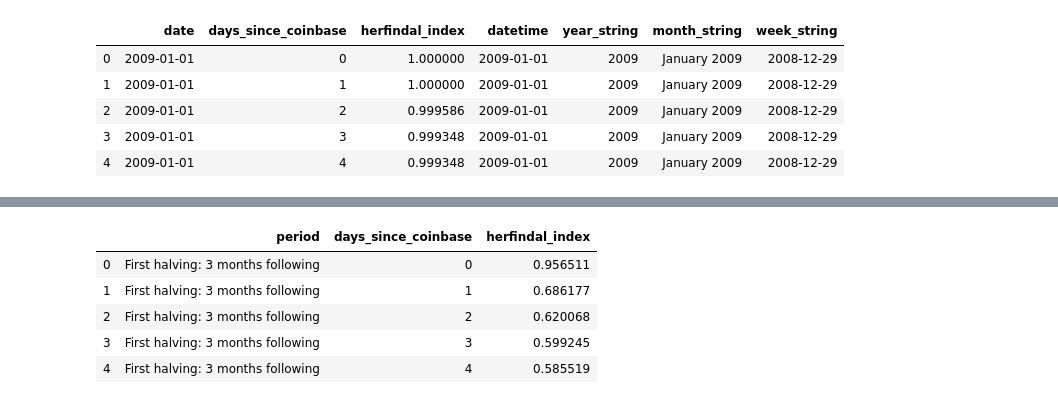
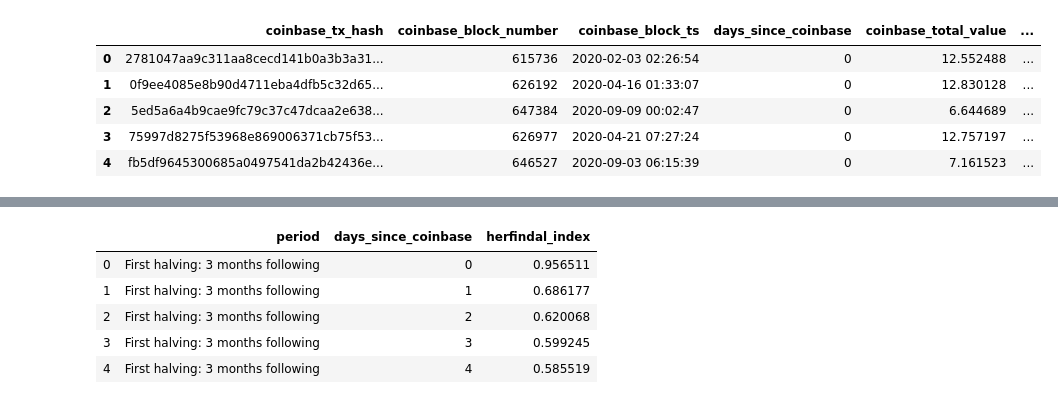
Before and after one commit to ty-perbole/stack-stats, a Jupyter notebook: MinerHefindahlMetric.ipynb, the cells around one changed output, grey strips where cells are left out. Cells and saved outputs as stored; diff of their text form; code cells hidden in the pictures.

```diff
--- a/MinerHefindahlMetric.ipynb
+++ b/MinerHefindahlMetric.ipynb
@@ -82,12 +111,12 @@ chart_utils.two_axis_chart(
 [interactive output not drawn]
 # %%
 curves = pd.read_csv("data/05_miner_herf_4_curve.csv")
-curves = analysis_utils.get_extra_datetime_cols(curves, 'date', date_format="%Y-%m-%dT%H:%M:%S")
+curves = analysis_utils.get_extra_datetime_cols(curves, 'coinbase_block_ts', date_format="%Y-%m-%d %H:%M:%S")
 curves[:5]
 # %% [output]
-|  | date | days_since_coinbase | herfindal_index | datetime | year_string | month_string | week_string |
-| 0 | 2009-01-01 | 0 | 1.000000 | 2009-01-01 | 2009 | January 2009 | 2008-12-29 |
-| 1 | 2009-01-01 | 1 | 1.000000 | 2009-01-01 | 2009 | January 2009 | 2008-12-29 |
-| 2 | 2009-01-01 | 2 | 0.999586 | 2009-01-01 | 2009 | January 2009 | 2008-12-29 |
-| 3 | 2009-01-01 | 3 | 0.999348 | 2009-01-01 | 2009 | January 2009 | 2008-12-29 |
-| 4 | 2009-01-01 | 4 | 0.999348 | 2009-01-01 | 2009 | January 2009 | 2008-12-29 |
+|  | coinbase_tx_hash | coinbase_block_number | coinbase_block_ts | days_since_coinbase | coinbase_total_value | ... |
+| 0 | 2781047aa9c311aa8cecd141b0a3b3a31... | 615736 | 2020-02-03 02:26:54 | 0 | 12.552488 | ... |
+| 1 | 0f9ee4085e8b90d4711eba4dfb5c32d65... | 626192 | 2020-04-16 01:33:07 | 0 | 12.830128 | ... |
+| 2 | 5ed5a6a4b9cae9fc79c37c47dcaa2e638... | 647384 | 2020-09-09 00:02:47 | 0 | 6.644689 | ... |
+| 3 | 75997d8275f53968e869006371cb75f53... | 626977 | 2020-04-21 07:27:24 | 0 | 12.757197 | ... |
+| 4 | fb5df9645300685a0497541da2b42436e... | 646527 | 2020-09-03 06:15:39 | 0 | 7.161523 | ... |
```
Also changed, not shown: parts of 15 cells of this notebook, 13 other files.
